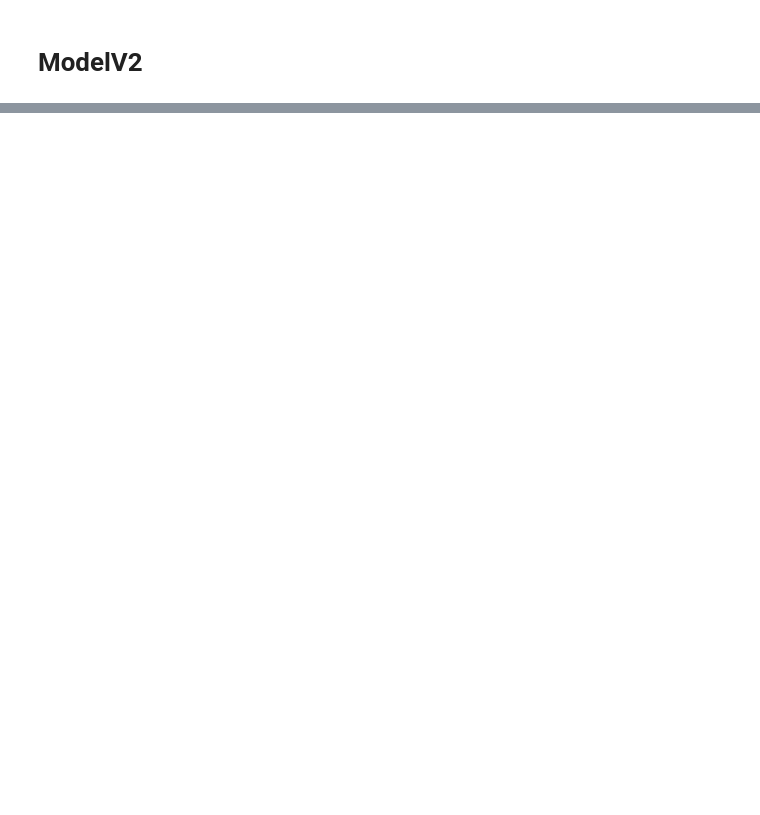
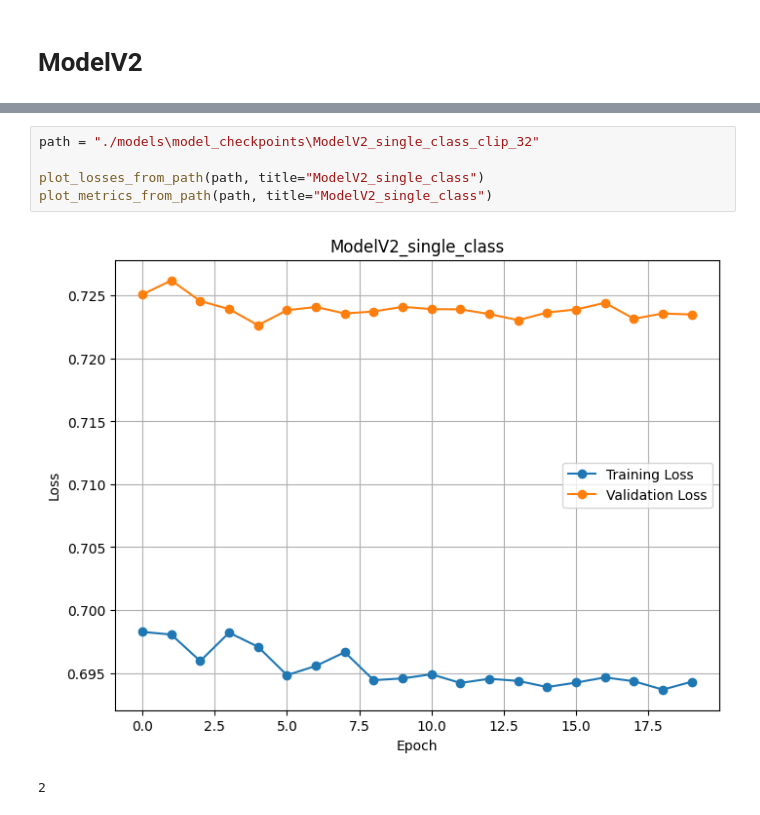
Before and after one commit to MattiaBarbiere/Deep_Learning_against_hate_speech, a Jupyter notebook: DL_vs_HateSpeech/loss.ipynb, the cells around one changed output, grey strips where cells are left out. Saved outputs shown, nothing was run; the diff lists cells and outputs as text; blank space fills up the shorter version.

```diff
--- a/DL_vs_HateSpeech/loss.ipynb
+++ b/DL_vs_HateSpeech/loss.ipynb
@@ -153,0 +184,8 @@ plot_metrics_from_path(path, title="ModelV2_single_class")
+# %%
+path = "./models\model_checkpoints\ModelV2_single_class_clip_32"
+
+plot_losses_from_path(path, title="ModelV2_single_class")
+plot_metrics_from_path(path, title="ModelV2_single_class")
+# %% [output]
+[figure, added]
+2
```
Also changed, not shown: parts of 14 cells of this notebook, 8 other files.
